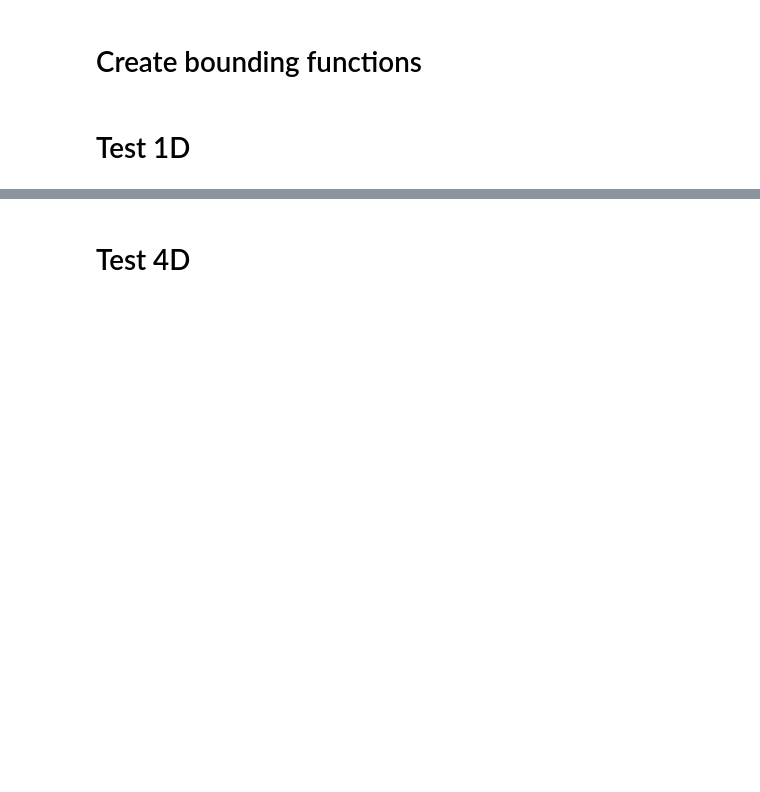
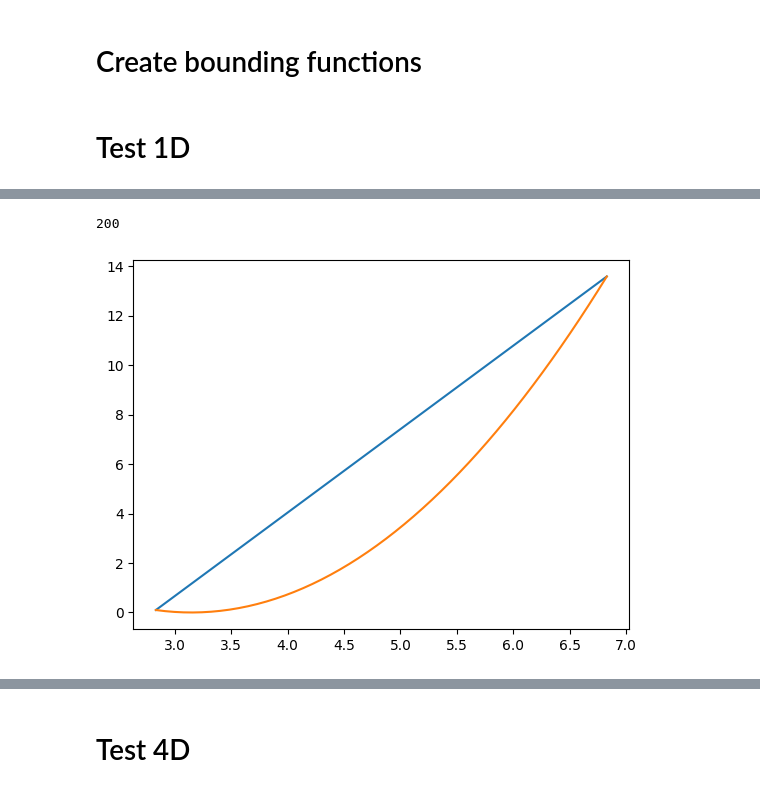
Before and after one commit to thomasdeltort/Robust_Project, a Jupyter notebook: lip_notebooks/LipschitzOptimisatin.ipynb, the cells around one changed output, grey strips where cells are left out. Cells and saved outputs as stored; diff of their text form; code cells hidden in the pictures; blank space fills up the shorter version.

```diff
--- a/lip_notebooks/LipschitzOptimisatin.ipynb
+++ b/lip_notebooks/LipschitzOptimisatin.ipynb
@@ -130,0 +141,12 @@ array([1.36713021])
+# %%
+len(W_list)
+# %% [output]
+200
+# %%
+z = np.linspace(x[pt_choosen]-eps, x[pt_choosen]+eps)
+# %%
+plt.plot(z, W_list[0]*z+b_list[0])
+plt.plot(z, np.square(z-y_list[0]))
+plt.show()
+# %% [output]
+[figure, added]
```
Also changed, not shown: parts of 35 cells of this notebook, 2 other files.
